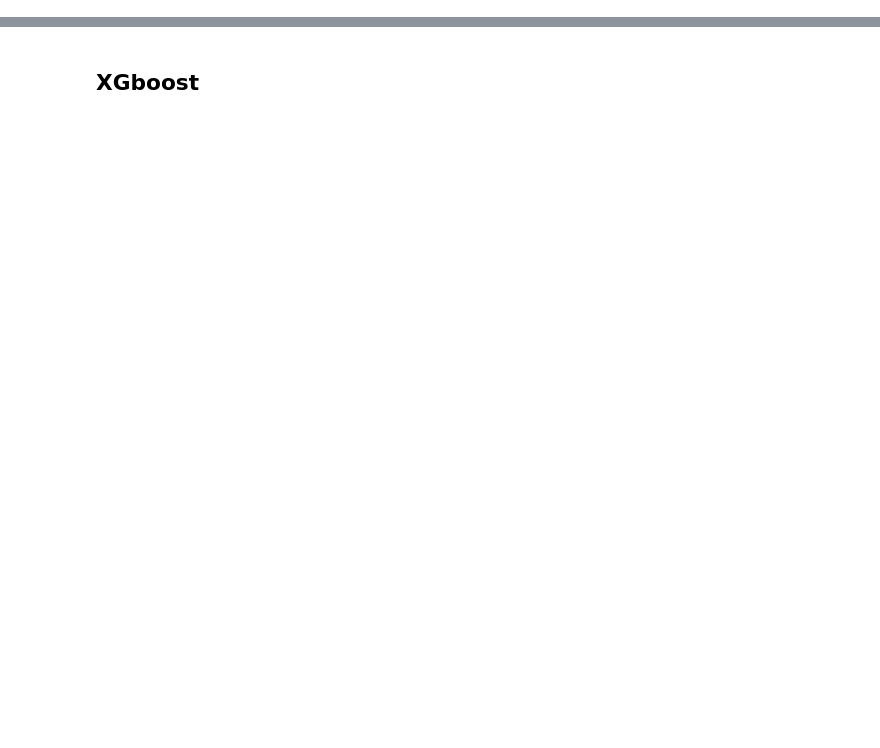
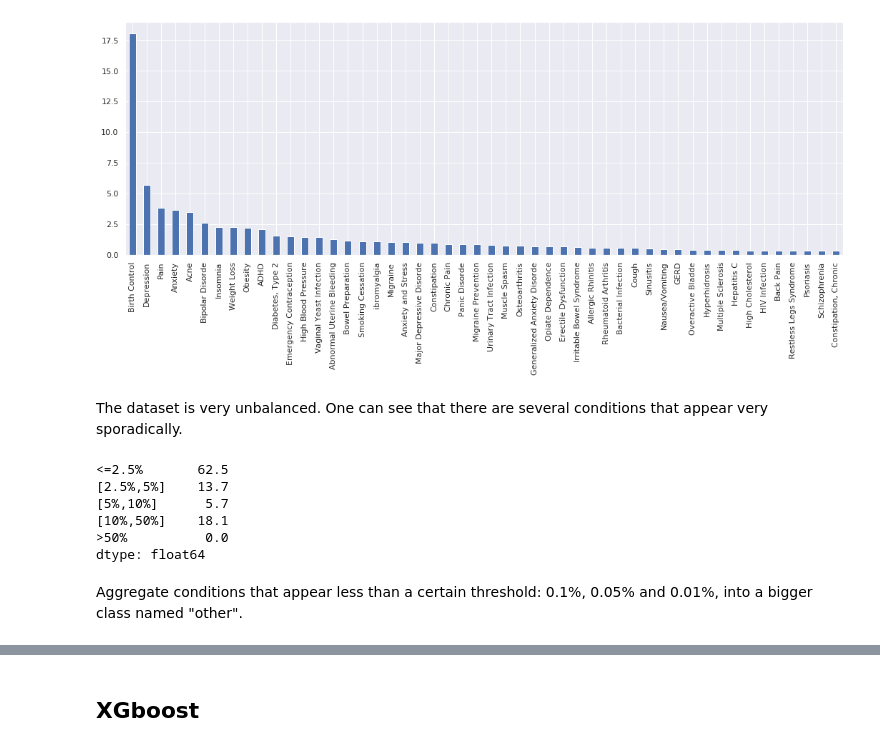
Before and after one commit to joaomvg/uci-drug-review-dataset, a Jupyter notebook: drugs-dataset.ipynb, the cells around one changed output, grey strips where cells are left out. Drawn from its saved outputs; the diff is of its cells as text; code cells hidden in the pictures; blank space fills up the shorter version.

```diff
--- a/drugs-dataset.ipynb
+++ b/drugs-dataset.ipynb
@@ -241,0 +204,23 @@ RF_predict=RFmodel.predict(cv_train)
+# %%
+"""
+removes rows with Nan values, cleans the reviews from html tags and deletes wrongly assigned conditions.
+Some conditions have names that do not correspond to real patient conditions.
+"""
+def clean_train_test():
+
+    train_df= data_train.dropna()
+    test_df = data_test.dropna()
+
+    def resub(review):
+        review = BeautifulSoup(review,'lxml').text #remove html tags including the "&#039"
+        return review
+
+    train_df.review = train_df.review.apply(resub)
+    test_df.review = test_df.review.apply(resub)
+
+    train_df = train_df[~train_df.condition.str.contains('</span>')]
+    test_df = test_df[~test_df.condition.str.contains('</span>')]
+
+    return train_df, test_df
+# %%
+train_df,test_df=clean_train_test()
@@ -241,0 +231,2 @@ RF_predict=RFmodel.predict(cv_train)
+# %%
+data=pd.concat([train_df,test_df])
@@ -241,0 +288,3 @@ RF_predict=RFmodel.predict(cv_train)
+# %%
+condition_dstrb=data.condition.value_counts()/data.shape[0]*100
+condition_dstrb
@@ -241,0 +304,9 @@ RF_predict=RFmodel.predict(cv_train)
+# %%
+plt.figure(figsize=(18,6))
+condition_dstrb[:50].plot(kind='bar')
+plt.savefig('condition_plot.jpg')
+plt.show()
+# %% [output]
+[figure, added]
+# %% [markdown]
+The dataset is very unbalanced. One can see that there are several conditions that appear very sporadically.
@@ -241,0 +326,12 @@ RF_predict=RFmodel.predict(cv_train)
+# %%
+intvals=["<=2.5%","[2.5%,5%]","[5%,10%]","[10%,50%]",">50%"]
+pd.Series(values,index=intvals)
+# %% [output]
+<=2.5%       62.5
+[2.5%,5%]    13.7
+[5%,10%]      5.7
+[10%,50%]    18.1
+>50%          0.0
+dtype: float64
+# %% [markdown]
+Aggregate conditions that appear less than a certain threshold: 0.1%, 0.05% and 0.01%, into a bigger class named "other".
```
Also changed, not shown: parts of 433 cells of this notebook.
